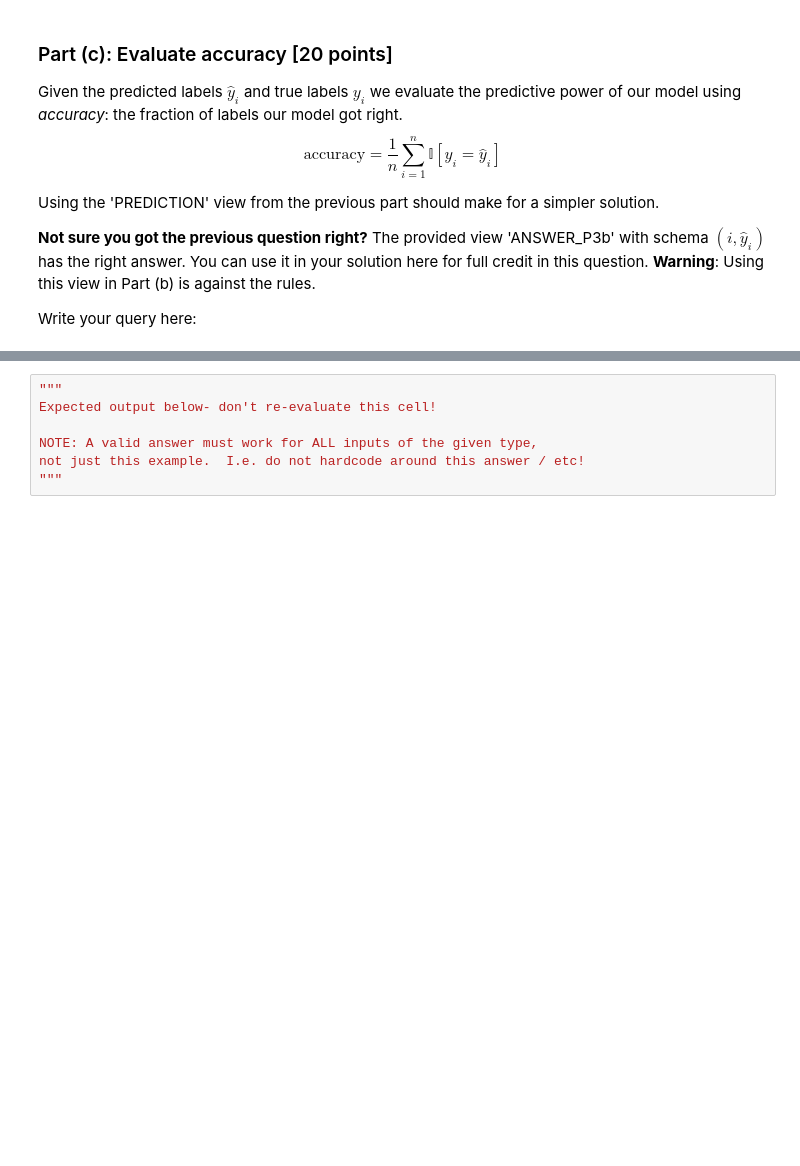
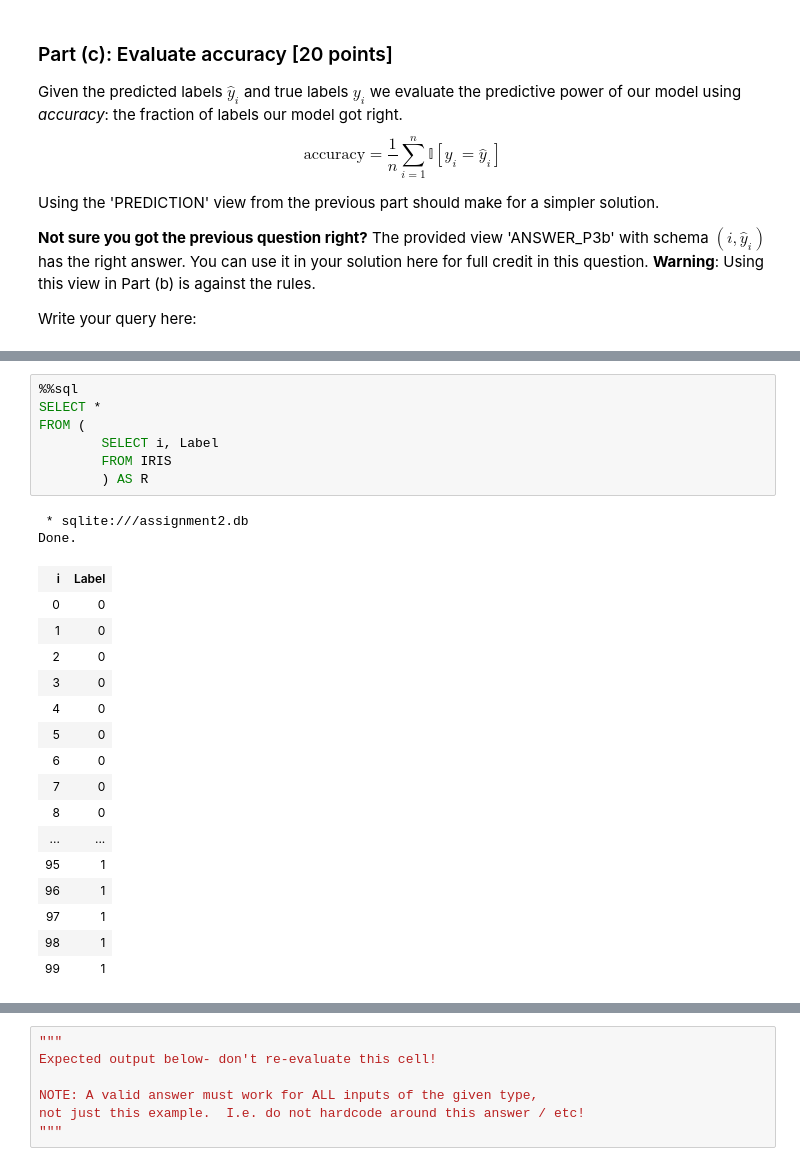
Before and after one commit to jhuang292/SQL, a Jupyter notebook: assignment2.ipynb, the cells around one changed output, grey strips where cells are left out. Saved outputs shown, nothing was run; the diff lists cells and outputs as text; blank space fills up the shorter version.

```diff
--- a/assignment2.ipynb
+++ b/assignment2.ipynb
@@ -656,0 +694,26 @@ Write your query here:
+# %%
+%%sql
+SELECT *
+FROM (
+        SELECT i, Label
+        FROM IRIS
+        ) AS R
+# %% [output]
+ * sqlite:///assignment2.db
+Done.
+| i | Label |
+| 0 | 0 |
+| 1 | 0 |
+| 2 | 0 |
+| 3 | 0 |
+| 4 | 0 |
+| 5 | 0 |
+| 6 | 0 |
+| 7 | 0 |
+| 8 | 0 |
+| ... | ... |
+| 95 | 1 |
+| 96 | 1 |
+| 97 | 1 |
+| 98 | 1 |
+| 99 | 1 |
```
Also changed, not shown: parts of 3 cells of this notebook.
